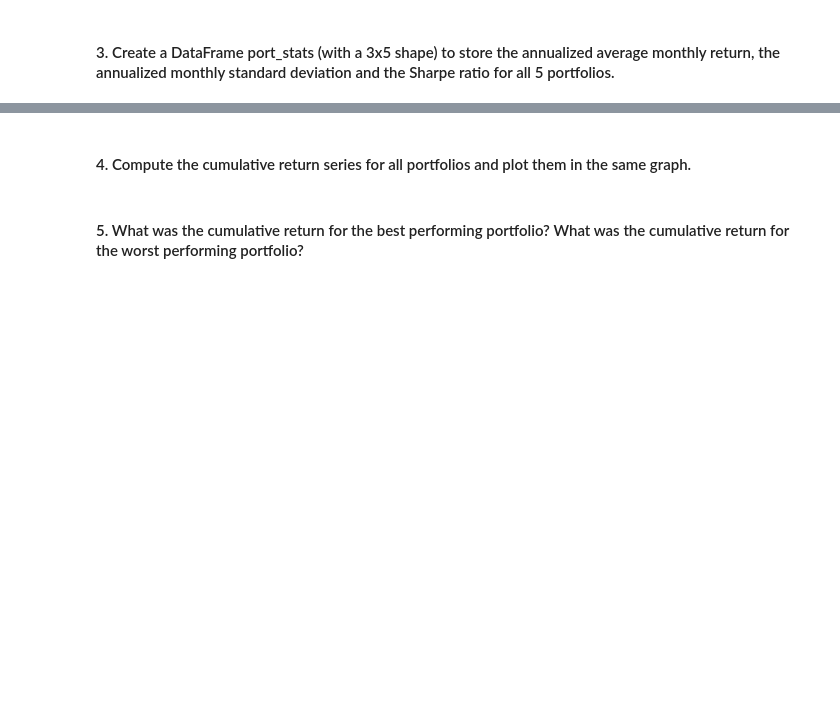
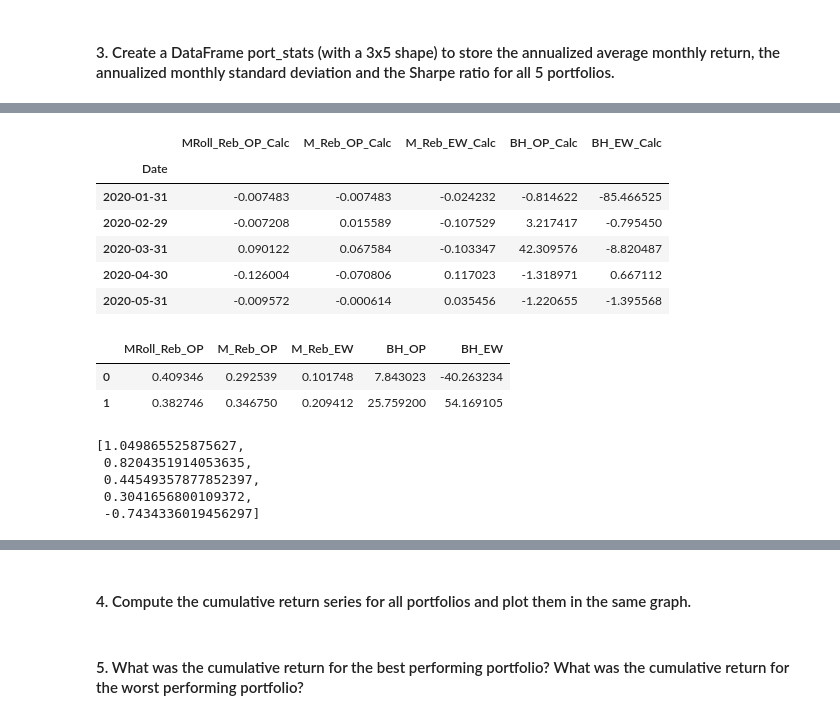
Before and after one commit to Alphaplayer248/Financial-Data-Project, a Jupyter notebook: Group Assignment_Alex.ipynb, the cells around one changed output, grey strips where cells are left out. Cells and saved outputs as stored; diff of their text form; code cells hidden in the pictures; blank space fills up the shorter version.

```diff
--- a/Group Assignment_Alex.ipynb
+++ b/Group Assignment_Alex.ipynb
@@ -324,0 +365,13 @@ port_stats=pd.DataFrame()
+# %%
+for column in data:
+    data[column + '_Calc'] = data[column] - data['RF']
+data = data[data.columns[6:-1]]
+data.head()
+# %% [output]
+|  | MRoll_Reb_OP_Calc | M_Reb_OP_Calc | M_Reb_EW_Calc | BH_OP_Calc | BH_EW_Calc |
+| Date |  |  |  |  |  |
+| 2020-01-31 | -0.007483 | -0.007483 | -0.024232 | -0.814622 | -85.466525 |
+| 2020-02-29 | -0.007208 | 0.015589 | -0.107529 | 3.217417 | -0.795450 |
+| 2020-03-31 | 0.090122 | 0.067584 | -0.103347 | 42.309576 | -8.820487 |
+| 2020-04-30 | -0.126004 | -0.070806 | 0.117023 | -1.318971 | 0.667112 |
+| 2020-05-31 | -0.009572 | -0.000614 | 0.035456 | -1.220655 | -1.395568 |
@@ -324,0 +381,9 @@ port_stats=pd.DataFrame()
+# %%
+port_stats = pd.DataFrame()
+port_stats = port_stats.append(avg_month, ignore_index=True)
+port_stats = port_stats.append(sdev, ignore_index=True)
+port_stats
+# %% [output]
+|  | MRoll_Reb_OP | M_Reb_OP | M_Reb_EW | BH_OP | BH_EW |
+| 0 | 0.409346 | 0.292539 | 0.101748 | 7.843023 | -40.263234 |
+| 1 | 0.382746 | 0.346750 | 0.209412 | 25.759200 | 54.169105 |
@@ -324,0 +394,8 @@ port_stats=pd.DataFrame()
+# %%
+SR
+# %% [output]
+[1.049865525875627,
+ 0.8204351914053635,
+ 0.44549357877852397,
+ 0.3041656800109372,
+ -0.7434336019456297]
```
Also changed, not shown: parts of 16 cells of this notebook.
